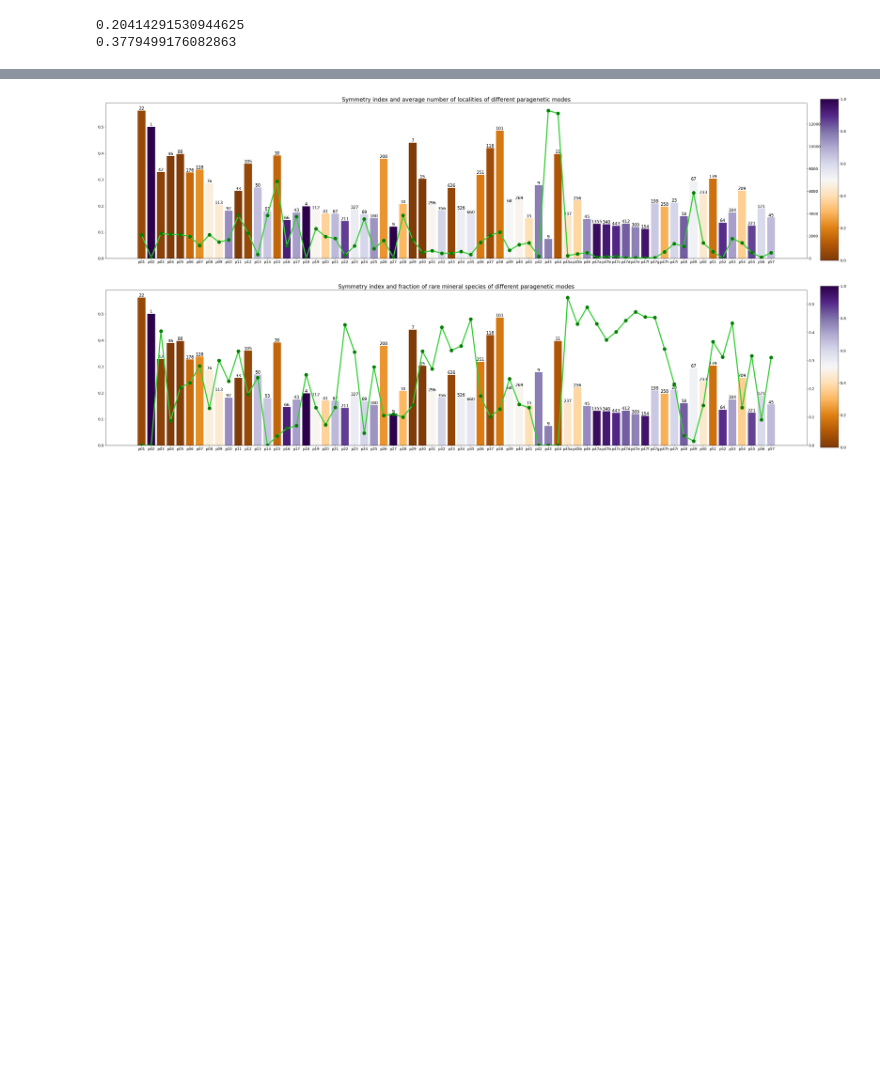
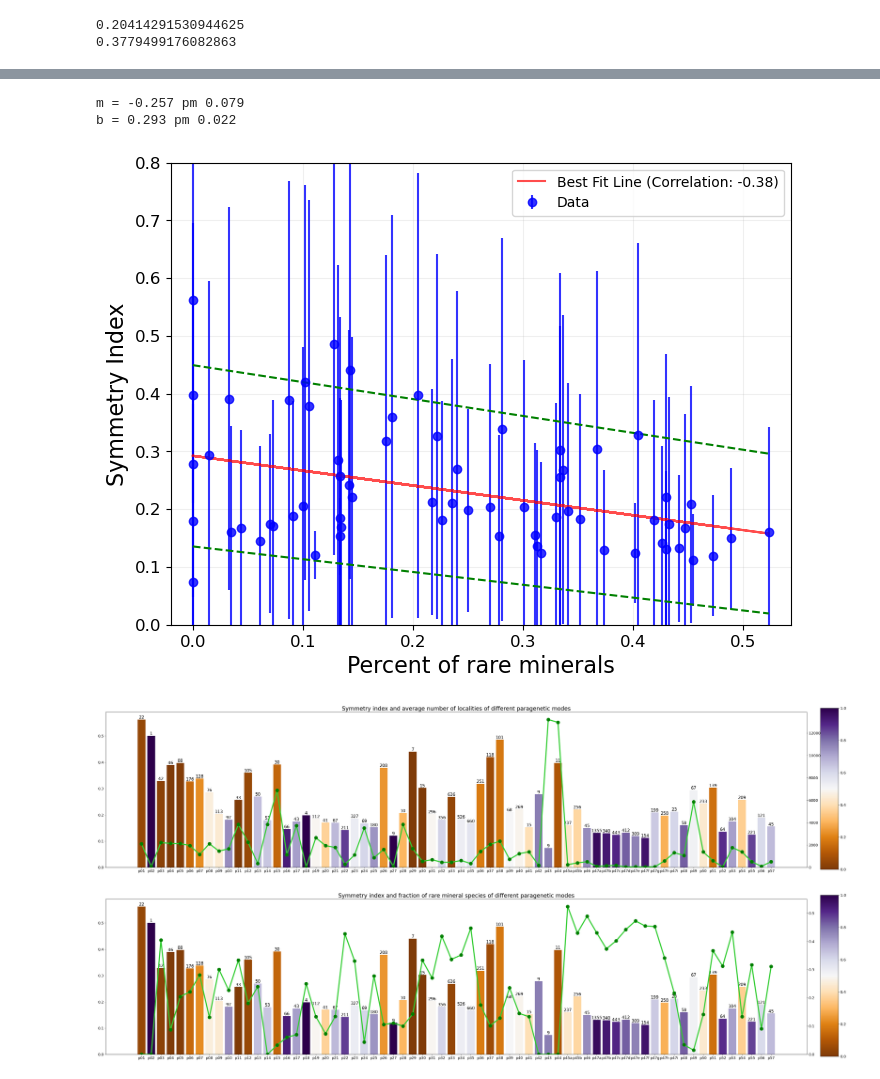
Before and after one commit to NoaVidovic/pgm-symmetry-analysis, a Jupyter notebook: data_analysis.ipynb, the cells around one changed output, grey strips where cells are left out. Saved outputs shown, nothing was run; the diff lists cells and outputs as text; code cells hidden in the pictures; blank space fills up the shorter version.

```diff
--- a/data_analysis.ipynb
+++ b/data_analysis.ipynb
@@ -272,3 +309,74 @@ for el in els:
+# %%
+no_p2 = [ p for p in default_ordering if p != 'p02' ]
+x_values = np.array([ pgm_rare_pct[p] for p in no_p2 ])
+y_values = np.array([ pgm_symmetry_indices[p] for p in no_p2 ])
+y_err = np.array([ pgm_si_std[p] for p in no_p2 ])
+
+# Calculate Pearson correlation coefficient
+correlation_coefficient, p_value = pearsonr(x_values, y_values)
+
+# Create the scatter plot
+plt.figure(figsize=(8, 6))  # Adjust the figure size if needed
+plt.errorbar(x_values, y_values, yerr=y_err, fmt='o', color='blue', alpha=0.8, label='Data')  # Adjust color and transparency as needed
+
+# Plot the best fit line
+# m, b = np.polyfit(x_values, y_values, 1)
+# (m, b), cov = curve_fit(lambda x, m, b: m*x + b, x_values, y_values, p0=(0, 0.5), sigma=y_err, absolute_sigma=True)
+(m, b), cov = curve_fit(lambda x, m, b: m*x + b, x_values, y_values, p0=(0, 0.5))
+dm, db = np.sqrt(cov[0][0]), np.sqrt(cov[1][1])
+# (m, b), cov = curve_fit(lambda x, m, b: m*x + b, x_values, y_values, p0=(0, 0.5))
+print(f'm = {m:.3f} pm {dm:.3f}')
+print(f'b = {b:.3f} pm {db:.3f}')
+
+y_fit = m*x_values + b
+plt.plot(x_values, y_fit, color='red', alpha=0.7, label=f'Best Fit Line (Correlation: {correlation_coefficient:.2f})')
+# plt.plot(x_values, (m+dm)*x_values + b, ls='--', c='hotpink')
+# plt.plot(x_values, (m-dm)*x_values + b, ls='--', c='hotpink')
+# plt.plot(x_values, m*x_values + b + db, ls='--', c='purple')
+# plt.plot(x_values, m*x_values + b - db, ls='--', c='purple')
+plt.xlabel(f'Percent of rare minerals', fontsize=16)
+plt.ylabel('Symmetry Index', fontsize=16)
+plt.grid(True, alpha=0.2)  # Add gridlines if needed
+plt.legend()
+
+# find the 95% confidence intervals
+# rss = np.sum((y_values - y_fit)**2/y_err**2)
+# rss = np.sum((y_values - y_fit)**2)
+## test-values for x, and predicted y
+p_x = np.linspace(np.min(x_values), np.max(x_values), 100)
+p_y = m*p_x + b
+## confidence interval
+mean_x = np.mean(x_values)
+n_x = len(x_values)
+t = 1.997 # appropriate t-value (n=65, 95%)
+# confs = t * np.sqrt((rss/(n_x-2))*(1./n_x + (p_x-mean_x)**2/(np.sum(x_values**2) - n_x * mean_x**2)))
+# confs = t * rss * np.sqrt((p_x - mean_x)**2/np.sum(x_values**2) + 1/n_x)
+# confs2 = t * rss * np.sqrt((p_x - mean_x)**2/np.sum(x_values**2) + 1/n_x + 1)
+
+vars = cov[0][0] + cov[1][1] * p_x**2 + 2*p_x * cov[0][1]
+confs = np.abs(t * np.sqrt(vars))
+
+# rss = np.sum((y_values - y_fit)**2)
+# syx = np.sqrt(rss/(n_x-2))
+# confs = syx * np.sqrt(1/n_x + (p_x - mean_x)**2/np.sum((x_values - mean_x)**2))
+
+plt.plot(p_x, p_y - confs, 'g--')
+plt.plot(p_x, p_y + confs, 'g--')
+# plt.plot(p_x, p_y - np.abs(confs2), 'g--')
+# plt.plot(p_x, p_y + np.abs(confs2), 'g--')
+
+# Adjust the font size for the numbers on the x and y axes
+plt.tick_params(axis='both', which='major', labelsize=12)
+
+plt.xlim(-0.02, max(x_values)+0.02)
+plt.ylim(0, 0.8)
+
+plt.savefig(f"results/SI_vs_{el}.png", dpi=300)
+plt.show()
+# %% [output]
+m = -0.257 pm 0.079
+b = 0.293 pm 0.022
+[figure, added]
 # %%
 def order(x):
     return [ x[p] for p in default_ordering ]
```
Also changed, not shown: parts of 6 cells of this notebook.
